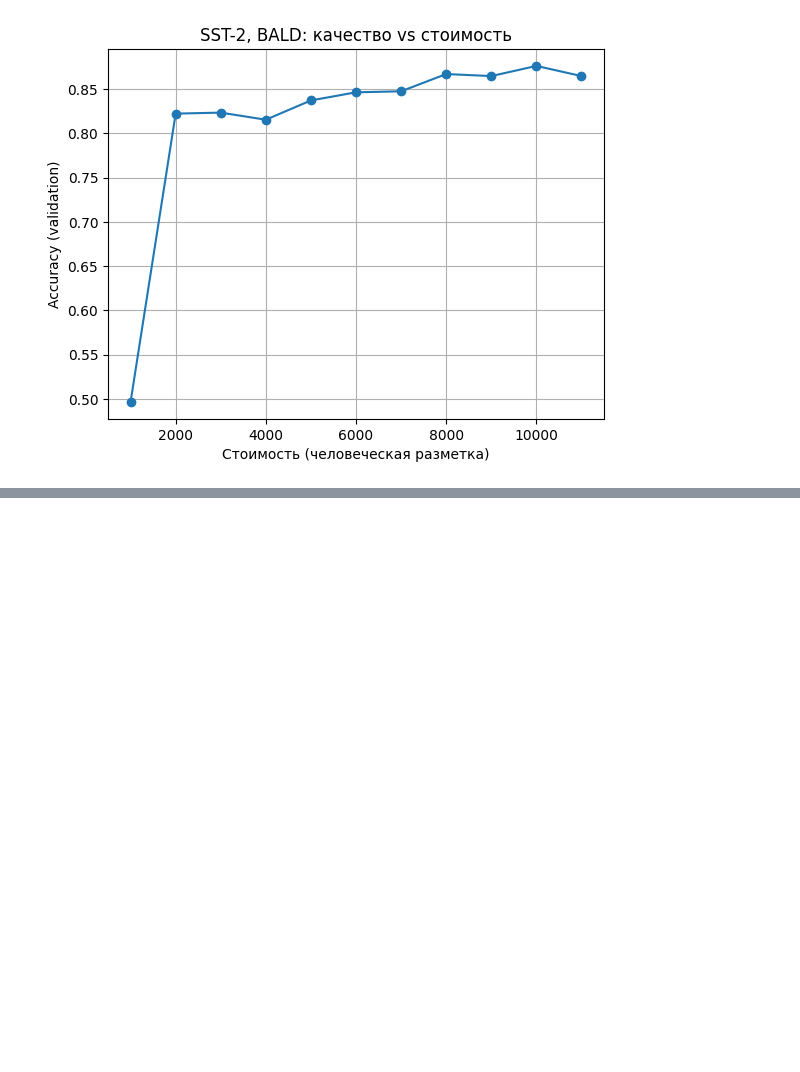
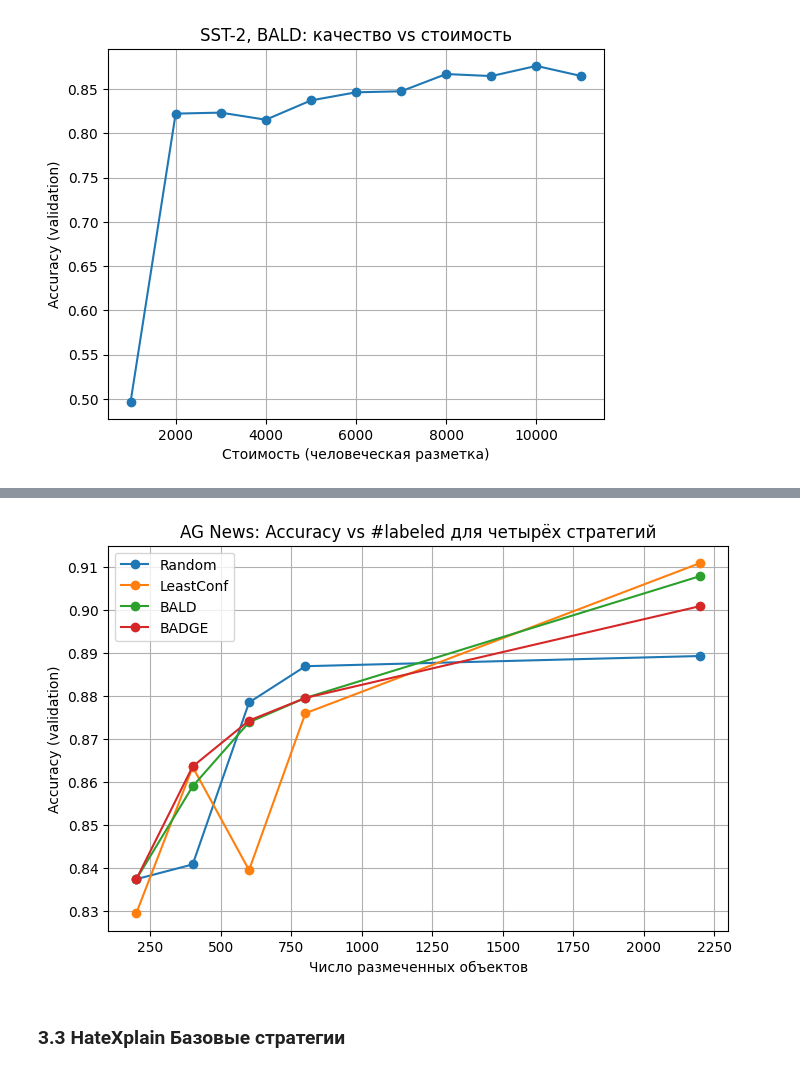
Before and after one commit to estnafinema0/ALTwoOraclesExperiments, a Jupyter notebook: Эксперимент.ipynb, the cells around one changed output, grey strips where cells are left out. Cells and saved outputs as stored; diff of their text form; code cells hidden in the pictures; blank space fills up the shorter version.

```diff
--- a/Эксперимент.ipynb
+++ b/Эксперимент.ipynb
@@ -1018,0 +1319,36 @@ summary_rand, summary_lc, summary_bald, summary_badge
+# %%
+# Сводный график
+
+df_ag_random = pd.read_csv(os.path.join(LOG_DIR, "ag_news_random_history.csv"))
+df_ag_lc  = pd.read_csv(os.path.join(LOG_DIR, "ag_news_least_conf_history.csv"))
+df_ag_bald = pd.read_csv(os.path.join(LOG_DIR, "ag_news_bald_history.csv"))
+df_ag_badge  = pd.read_csv(os.path.join(LOG_DIR, "ag_news_badge_history.csv"))
+
+summary_ag_rand = summarize_cold_start(df_ag_random)
+summary_ag_lc = summarize_cold_start(df_ag_lc)
+summary_ag_bald  = summarize_cold_start(df_ag_bald)
+summary_ag_badge = summarize_cold_start(df_ag_badge)
+
+summaries_ag = {
+    "Random": summary_ag_rand,
+    "LeastConf": summary_ag_lc,
+    "BALD": summary_ag_bald,
+    "BADGE": summary_ag_badge,
+}
+
+plt.figure(figsize=(8,5))
+for name, data in summaries_ag.items():
+    xs = sorted(data.keys())
+    ys = [data[k]["acc"] for k in xs]
+    plt.plot(xs, ys, marker="o", label=name)
+
+plt.xlabel("Число размеченных объектов")
+plt.ylabel("Accuracy (validation)")
+plt.title("AG News: Accuracy vs #labeled для четырёх стратегий")
+plt.grid(True)
+plt.legend()
+plt.show()
+# %% [output]
+[figure, added]
+# %% [markdown]
+### 3.3 HateXplain Базовые стратегии
```
Also changed, not shown: parts of 80 cells of this notebook, 13 other files.
